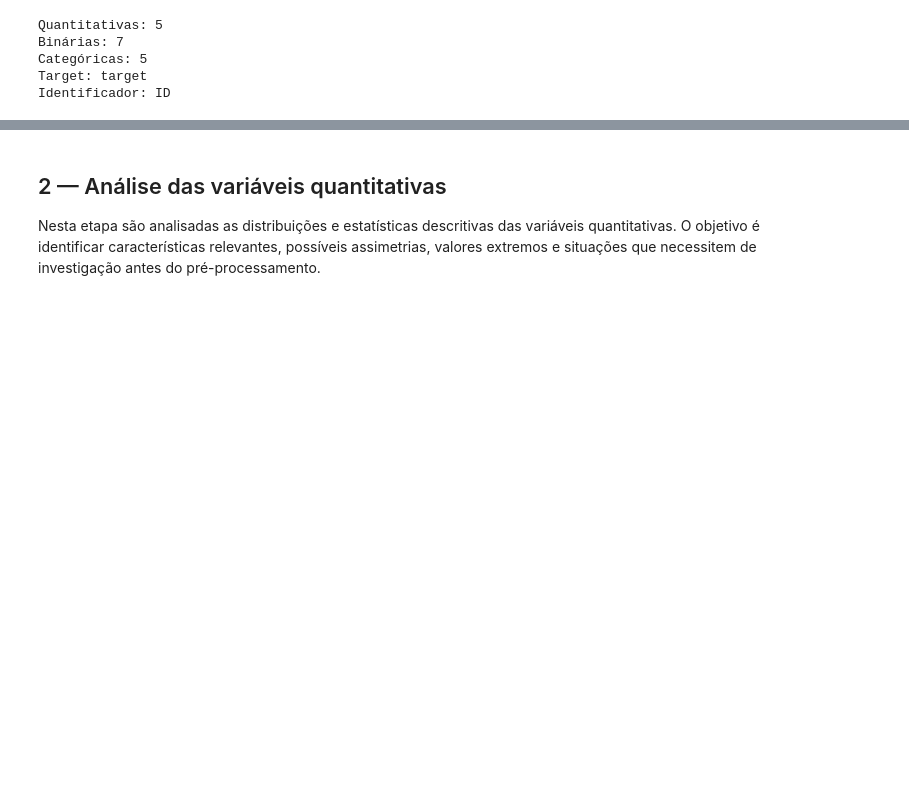
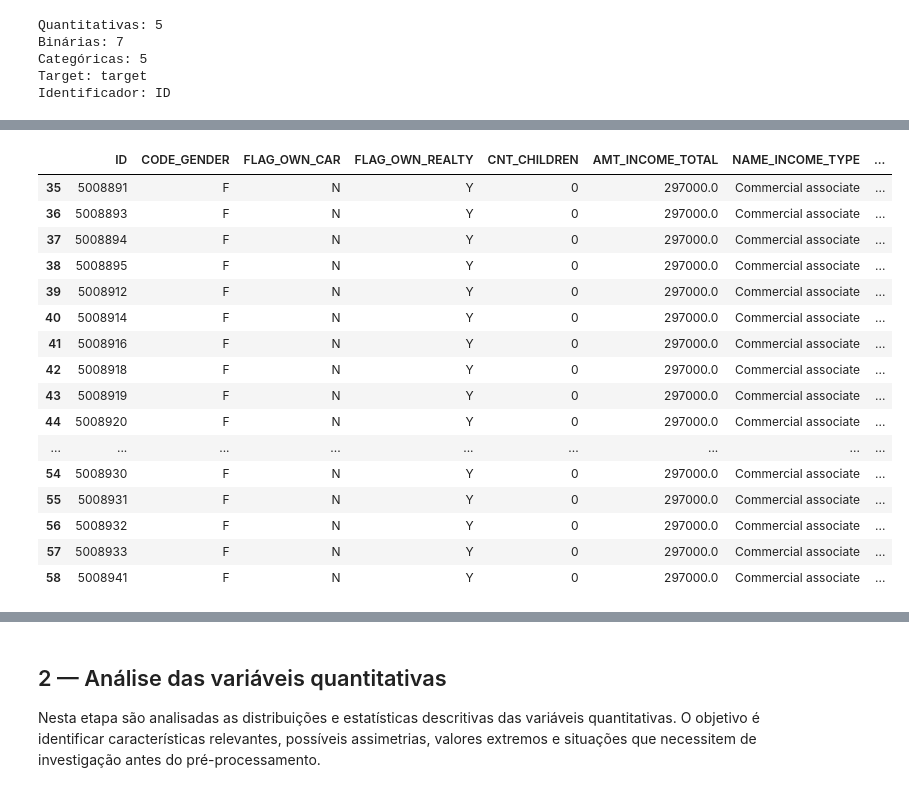
Before and after one commit to andrerochadeoliveira/postech-tech-challenge-fase2, a Jupyter notebook: notebooks/01_eda.ipynb, the cells around one changed output, grey strips where cells are left out. Cells and saved outputs as stored; diff of their text form; code cells hidden in the pictures; blank space fills up the shorter version.

Commit message:
NVESTIGAÇÃO DE POSSÍVEIS DUPLICIDADES DE PERFIL

```diff
--- a/notebooks/01_eda.ipynb
+++ b/notebooks/01_eda.ipynb
@@ -279,0 +396,37 @@ Identificador: ID
+# %%
+# ============================================================
+# EXEMPLOS DE PERFIS COM TARGET DIFERENTE
+# ============================================================
+
+# IDs pertencentes aos primeiros perfis com target diferente
+ids_exemplo = (
+    grupos_target_diferente
+    .iloc[0]["IDs"]
+)
+
+df_exemplo_gemeos = (
+    df[
+        df["ID"].isin(ids_exemplo)
+    ]
+    .sort_values("ID")
+)
+
+df_exemplo_gemeos
+# %% [output]
+|  | ID | CODE_GENDER | FLAG_OWN_CAR | FLAG_OWN_REALTY | CNT_CHILDREN | AMT_INCOME_TOTAL | NAME_INCOME_TYPE | ... |
+| 35 | 5008891 | F | N | Y | 0 | 297000.0 | Commercial associate | ... |
+| 36 | 5008893 | F | N | Y | 0 | 297000.0 | Commercial associate | ... |
+| 37 | 5008894 | F | N | Y | 0 | 297000.0 | Commercial associate | ... |
+| 38 | 5008895 | F | N | Y | 0 | 297000.0 | Commercial associate | ... |
+| 39 | 5008912 | F | N | Y | 0 | 297000.0 | Commercial associate | ... |
+| 40 | 5008914 | F | N | Y | 0 | 297000.0 | Commercial associate | ... |
+| 41 | 5008916 | F | N | Y | 0 | 297000.0 | Commercial associate | ... |
+| 42 | 5008918 | F | N | Y | 0 | 297000.0 | Commercial associate | ... |
+| 43 | 5008919 | F | N | Y | 0 | 297000.0 | Commercial associate | ... |
+| 44 | 5008920 | F | N | Y | 0 | 297000.0 | Commercial associate | ... |
+| ... | ... | ... | ... | ... | ... | ... | ... | ... |
+| 54 | 5008930 | F | N | Y | 0 | 297000.0 | Commercial associate | ... |
+| 55 | 5008931 | F | N | Y | 0 | 297000.0 | Commercial associate | ... |
+| 56 | 5008932 | F | N | Y | 0 | 297000.0 | Commercial associate | ... |
+| 57 | 5008933 | F | N | Y | 0 | 297000.0 | Commercial associate | ... |
+| 58 | 5008941 | F | N | Y | 0 | 297000.0 | Commercial associate | ... |
```
Also changed, not shown: parts of 5 cells of this notebook.
